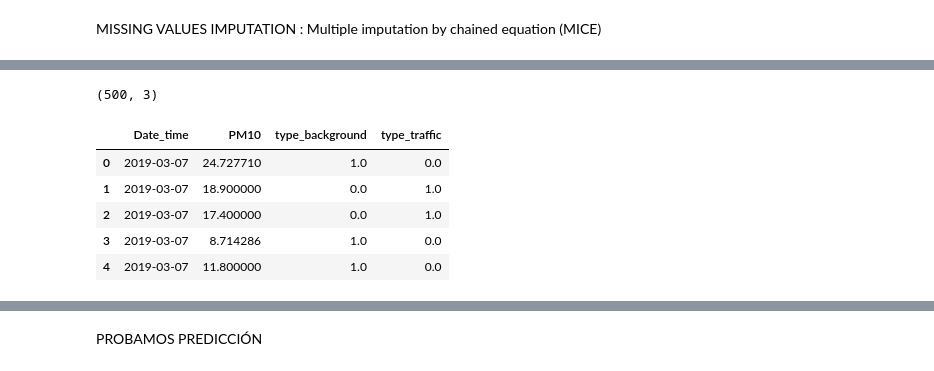
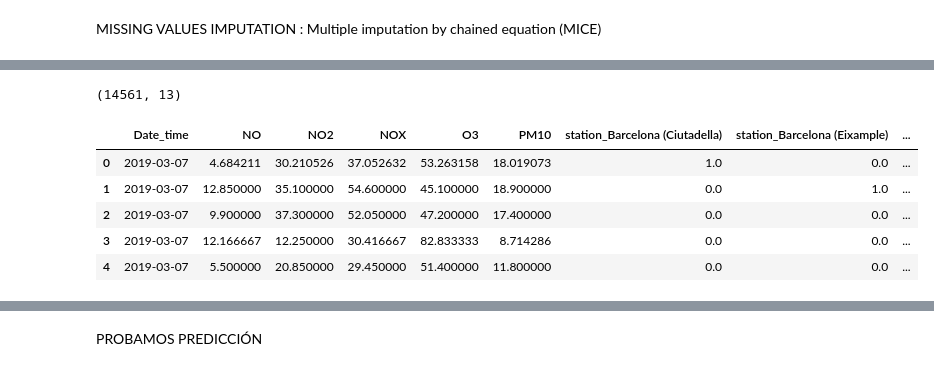
Before and after one commit to NinaStekacheva/TFG, a Jupyter notebook: first_predictions.ipynb, the cells around one changed output, grey strips where cells are left out. Drawn from its saved outputs; the diff is of its cells as text; code cells hidden in the pictures.

```diff
--- a/first_predictions.ipynb
+++ b/first_predictions.ipynb
@@ -227,10 +228,10 @@ from sklearn.compose import ColumnTransformer
 from sklearn.pipeline import Pipeline
 
 # Preparar transformadores para columnas numéricas y categóricas
-numeric_features = ['PM10']
+numeric_features = ['NO', 'NO2', 'NOX', 'O3', 'PM10']
 numeric_transformer = IterativeImputer(RandomForestRegressor())
 
-categorical_features = ['type']
+categorical_features = ['station']
 categorical_transformer = OneHotEncoder(handle_unknown='ignore')
 
 # Crear un transformador de columnas para aplicar transformaciones adecuadas
@@ -242,21 +259,22 @@ preprocessor = ColumnTransformer(
 # %%
 # Crear un pipeline con el preprocesador y un estimador final para la imputación
 pipeline = Pipeline(steps=[('preprocessor', preprocessor)])
 
 # Ajustar e imputar los datos en un solo paso
-imputed_data = pipeline.fit_transform(daily_means_filtered.head(500))
+imputed_data = pipeline.fit_transform(daily_means_filtered)
+
 
 # Convertir los resultados imputados de nuevo a DataFrame para fácil manipulación
-imputed_data = pd.DataFrame(imputed_data, columns=numeric_features + ['type_background', 'type_traffic'])
+imputed_data = pd.DataFrame(imputed_data, columns=numeric_features+ ['station_Barcelona (Ciutadella)', 'station_Barcelona (Eixample)','station_Barcelona (Gràcia - Sant Gervasi)','station_Barcelona (Observatori Fabra)','station_Barcelona (Palau Reial)','station_Barcelona (Parc Vall Hebron)','station_Barcelona (Poblenou)', 'station_Barcelona (Sants)'])
 print(imputed_data.shape)
 
-imputed_data.insert(0, 'Date_time', daily_means_filtered['Date_time'].head(500).values)
+imputed_data.insert(0, 'Date_time', daily_means_filtered['Date_time'].values)
 imputed_data.head()
 # %% [output]
-(500, 3)
+(14561, 13)
-|  | Date_time | PM10 | type_background | type_traffic |
-| 0 | 2019-03-07 | 24.727710 | 1.0 | 0.0 |
-| 1 | 2019-03-07 | 18.900000 | 0.0 | 1.0 |
-| 2 | 2019-03-07 | 17.400000 | 0.0 | 1.0 |
-| 3 | 2019-03-07 | 8.714286 | 1.0 | 0.0 |
-| 4 | 2019-03-07 | 11.800000 | 1.0 | 0.0 |
+|  | Date_time | NO | NO2 | NOX | O3 | PM10 | station_Barcelona (Ciutadella) | station_Barcelona (Eixample) | ... |
+| 0 | 2019-03-07 | 4.684211 | 30.210526 | 37.052632 | 53.263158 | 18.019073 | 1.0 | 0.0 | ... |
+| 1 | 2019-03-07 | 12.850000 | 35.100000 | 54.600000 | 45.100000 | 18.900000 | 0.0 | 1.0 | ... |
+| 2 | 2019-03-07 | 9.900000 | 37.300000 | 52.050000 | 47.200000 | 17.400000 | 0.0 | 0.0 | ... |
+| 3 | 2019-03-07 | 12.166667 | 12.250000 | 30.416667 | 82.833333 | 8.714286 | 0.0 | 0.0 | ... |
+| 4 | 2019-03-07 | 5.500000 | 20.850000 | 29.450000 | 51.400000 | 11.800000 | 0.0 | 0.0 | ... |
```
Also changed, not shown: parts of 16 cells of this notebook.
